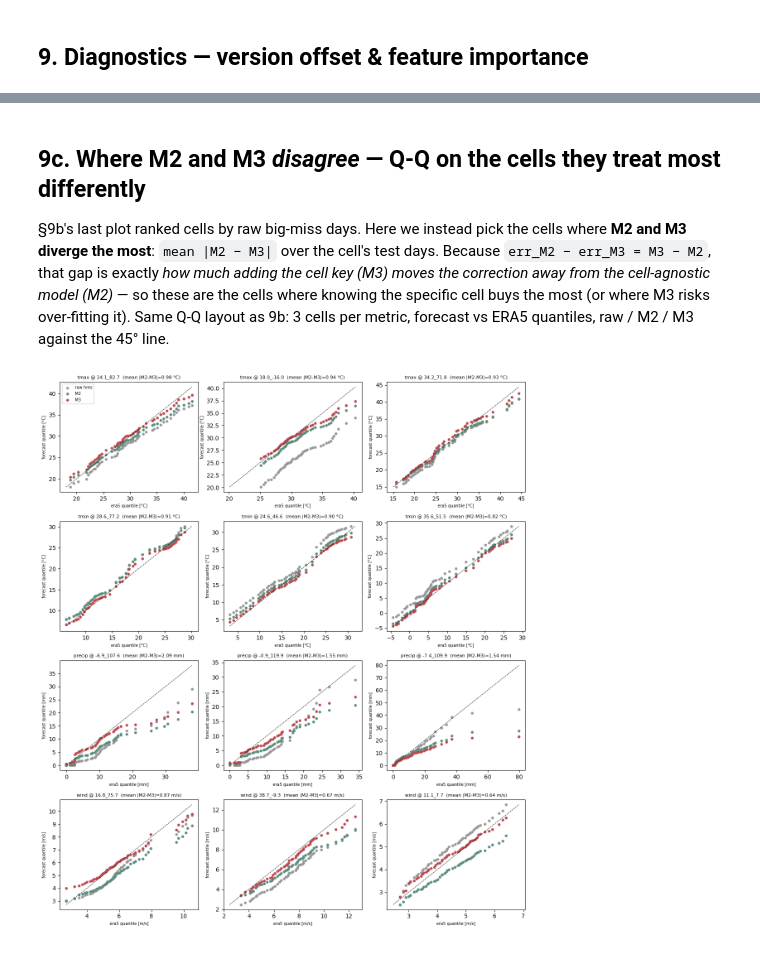
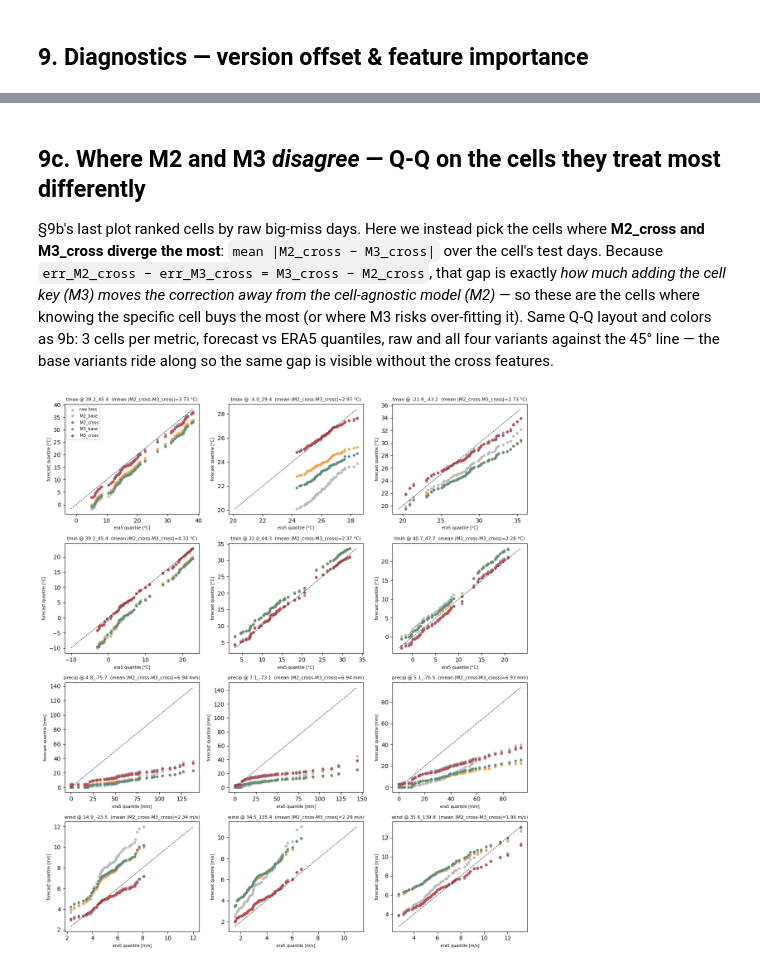
Before and after one commit to theitush/WeatherBaseline, a Jupyter notebook: scripts/bias_study/ml_debias.ipynb, the cells around one changed output, grey strips where cells are left out. Cells and saved outputs as stored; diff of their text form; code cells hidden in the pictures.

```diff
--- a/scripts/bias_study/ml_debias.ipynb
+++ b/scripts/bias_study/ml_debias.ipynb
@@ -54,6 +42,11 @@ for var in VARS:                                   # prettier plot labels
 def era5_col(var_name):
     return f"era5_{next(var['col'] for var in VARS if var['name'] == var_name)}"
 
+# One shared palette — every plot below colors a given model the same way.
+MODEL_COLORS = {'raw': '#bbb', 'M2_base': '#f4a259', 'M2_cross': '#5b8e7d',
+                'M3_base': '#8d99ae', 'M3_cross': '#bc4b51'}
+VARIANT_NAMES = [name for name in MODEL_COLORS if name != 'raw']   # plot order
+
 # None = the FULL grid → TAG qn8727_s0 = what the VM trained, so §7 loads every
 # fit from models/. An int = random cell sample for a quick experiment — its tag
 # won't match the cache, so §7 would TRAIN all 16 fits on this machine.
@@ -330,8 +345,10 @@ print(df.groupby('fc_version', observed=True)[[f'bias_{var["name"]}' for var in
       .mean().round(3).to_string())
 
 # feature importance, captured in §7 while each model was in memory
-print('\nM3_cross feature importance (top 5 per variable):')
+print('\nfeature importance (top 5 per variable x variant):')
 for var in VARS:
-    importance = importances[(var['name'], 'M3_cross')].sort_values(ascending=False)
-    print(f"  {var['name']:6s}: " + ', '.join(f'{feature}={score:.0f}'
-                                              for feature, score in importance.head(5).items()))
+    for variant in VARIANT_NAMES:
+        importance = importances[(var['name'], variant)].sort_values(ascending=False)
+        print(f"  {var['name']:6s} {variant:9s}: "
+              + ', '.join(f'{feature}={score:.0f}'
+                          for feature, score in importance.head(5).items()))
@@ -566,47 +630,51 @@ plt.tight_layout(); plt.show()
 ## 9c. Where M2 and M3 *disagree* — Q-Q on the cells they treat most differently
 
 §9b's last plot ranked cells by raw big-miss days. Here we instead pick the cells
-where **M2 and M3 diverge the most**: `mean |M2 − M3|` over the cell's test days.
-Because `err_M2 − err_M3 = M3 − M2`, that gap is exactly *how much adding the cell
-key (M3) moves the correction away from the cell-agnostic model (M2)* — so these
-are the cells where knowing the specific cell buys the most (or where M3 risks
-over-fitting it). Same Q-Q layout as 9b: 3 cells per metric, forecast vs ERA5
-quantiles, raw / M2 / M3 against the 45° line.
+where **M2_cross and M3_cross diverge the most**: `mean |M2_cross − M3_cross|`
+over the cell's test days. Because `err_M2_cross − err_M3_cross = M3_cross −
+M2_cross`, that gap is exactly *how much adding the cell key (M3) moves the
+correction away from the cell-agnostic model (M2)* — so these are the cells where
+knowing the specific cell buys the most (or where M3 risks over-fitting it). Same
+Q-Q layout and colors as 9b: 3 cells per metric, forecast vs ERA5 quantiles, raw
+and all four variants against the 45° line — the base variants ride along so the
+same gap is visible without the cross features.
 # %%
-# Q-Q plots for the cells where M2 and M3 DISAGREE most per metric -- companion to
-# 9b's last plot, which ranked cells by raw big-miss days. Here "worst" = largest
-# mean |M2 - M3| over the cell's test days (err_M2 - err_M3 = M3 - M2, so this is
-# exactly where adding the cell key shifts the correction the most). Same layout and
-# colors: gray = raw hres vs era5; teal = M2; red = M3; dashed 45-deg = agreement.
+# Q-Q plots for the cells where M2_cross and M3_cross DISAGREE most per metric --
+# companion to 9b's last plot, which ranked cells by raw big-miss days. Here
+# "worst" = largest mean |M2_cross - M3_cross| over the cell's test days
+# (err_M2_cross - err_M3_cross = M3_cross - M2_cross, so this is exactly where
+# adding the cell key shifts the correction the most). Same layout and shared
+# palette as 9b; the base variants are drawn too, so the same cell-key gap is
+# visible without the cross features.
 quantile_levels = np.linspace(0.02, 0.98, 49)
 N_DIVERGE = 3                            # cells shown per metric
 MIN_DAYS  = 30                           # skip cells too small for a stable mean / quantiles
 fig, axes = plt.subplots(len(VARS), N_DIVERGE, figsize=(4*N_DIVERGE, 3.4*len(VARS)))
 for var_idx, var in enumerate(VARS):
     var_name, unit = var['name'], var['unit']
     test = errors_by_var[var_name]
-    m2_m3_gap = (test['M2'] - test['M3']).abs()
+    m2_m3_gap = (test['M2_cross'] - test['M3_cross']).abs()
     per_cell_gap = m2_m3_gap.groupby(test['key']).agg(['mean', 'size'])
     diff_by_cell = per_cell_gap[per_cell_gap['size'] >= MIN_DAYS]['mean'].sort_values(ascending=False)
     diverge_keys = diff_by_cell.head(N_DIVERGE).index.tolist()
     for col_idx, cell_key in enumerate(diverge_keys):
         ax = axes[var_idx, col_idx]
         cell_rows = test[test.key == cell_key]
         truth_q = cell_rows[era5_col(var_name)].quantile(quantile_levels).to_numpy()
-        raw_q = cell_rows[hres_col(var_name)].quantile(quantile_levels).to_numpy()
-        m2_q  = cell_rows['M2'].quantile(quantile_levels).to_numpy()
-        m3_q  = cell_rows['M3'].quantile(quantile_levels).to_numpy()
-        lo_val = float(min(truth_q.min(), raw_q.min(), m2_q.min(), m3_q.min()))
-        hi_val = float(max(truth_q.max(), raw_q.max(), m2_q.max(), m3_q.max()))
+        model_q = {'raw': cell_rows[hres_col(var_name)].quantile(quantile_levels).to_numpy(),
+                   **{variant: cell_rows[variant].quantile(quantile_levels).to_numpy()
+                      for variant in VARIANT_NAMES}}
+        lo_val = float(min(truth_q.min(), *(q.min() for q in model_q.values())))
+        hi_val = float(max(truth_q.max(), *(q.max() for q in model_q.values())))
         ax.plot([lo_val, hi_val], [lo_val, hi_val], 'k--', lw=0.7)
-        ax.scatter(truth_q, raw_q, s=14, color='#999',    label='raw hres')
-        ax.scatter(truth_q, m2_q,  s=14, color='#5b8e7d', label='M2')
-        ax.scatter(truth_q, m3_q,  s=14, color='#bc4b51', label='M3')
-        ax.set_title(f'{var_name} @ {cell_key}  (mean |M2-M3|={diff_by_cell[cell_key]:.2f} {unit})', fontsize=8)
+        for model_name, model_quantiles in model_q.items():
+            ax.scatter(truth_q, model_quantiles, s=14, color=MODEL_COLORS[model_name],
+                       label='raw hres' if model_name == 'raw' else model_name)
+        ax.set_title(f'{var_name} @ {cell_key}  (mean |M2_cross-M3_cross|={diff_by_cell[cell_key]:.2f} {unit})', fontsize=8)
         ax.set_xlabel(f'era5 quantile [{unit}]', fontsize=7)
         ax.set_ylabel(f'forecast quantile [{unit}]', fontsize=7)
         if var_idx == 0 and col_idx == 0:
             ax.legend(fontsize=7)
 plt.tight_layout(); plt.show()
 # %% [output]
-[figure, old version]
+[figure, new version]
```
Also changed, not shown: parts of 30 cells of this notebook, 1 other file.
